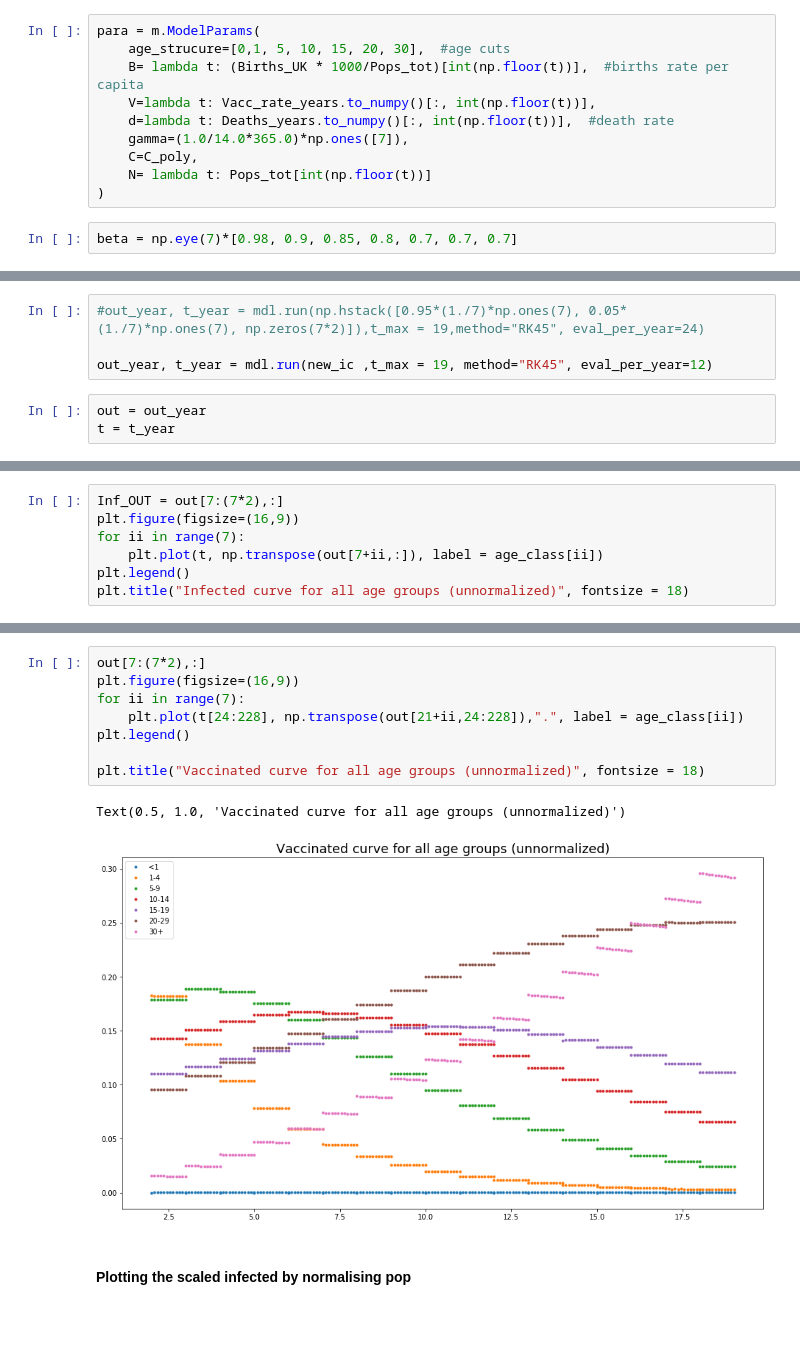
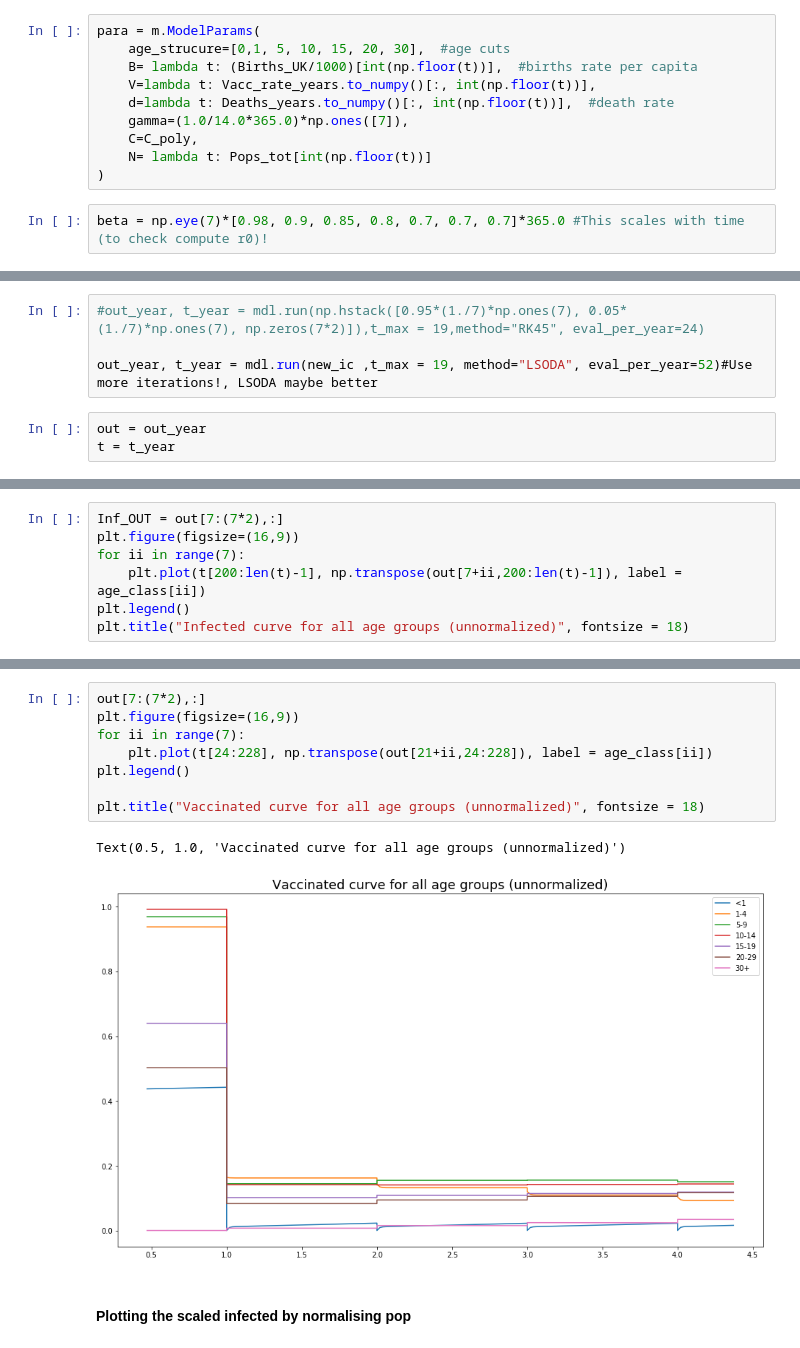
Before and after one commit to dhelekal/EpiRSG2020, a Jupyter notebook: model/Simulation_from_data.ipynb, the cells around one changed output, grey strips where cells are left out. Cells and saved outputs as stored; diff of their text form; blank space fills up the shorter version.

Commit message:
Fix time scalings,
Scale beta with time scale
Scale births per capita
Fix numeric algorithm and number of iterations

```diff
--- a/model/Simulation_from_data.ipynb
+++ b/model/Simulation_from_data.ipynb
@@ -131,7 +131,7 @@ Vacc_rate_years["2017"] = Vacc_rate_years["2018"]  = Vacc_rate_years["2016"]
 # %%
 para = m.ModelParams(
     age_strucure=[0,1, 5, 10, 15, 20, 30],  #age cuts
-    B= lambda t: (Births_UK * 1000/Pops_tot)[int(np.floor(t))],  #births rate per capita
+    B= lambda t: (Births_UK/1000)[int(np.floor(t))],  #births rate per capita
     V=lambda t: Vacc_rate_years.to_numpy()[:, int(np.floor(t))],
     d=lambda t: Deaths_years.to_numpy()[:, int(np.floor(t))],  #death rate
     gamma=(1.0/14.0*365.0)*np.ones([7]),
@@ -139,7 +139,7 @@ para = m.ModelParams(
     N= lambda t: Pops_tot[int(np.floor(t))]
 )
 # %%
-beta = np.eye(7)*[0.98, 0.9, 0.85, 0.8, 0.7, 0.7, 0.7]
+beta = np.eye(7)*[0.98, 0.9, 0.85, 0.8, 0.7, 0.7, 0.7]*365.0 #This scales with time (to check compute r0)!
 # %%
 mdl = m.SIRVModel(para, lambda t: beta)
 # %%
@@ -162,7 +162,7 @@ np.sum(new_ic, axis = 0)
 # %%
 #out_year, t_year = mdl.run(np.hstack([0.95*(1./7)*np.ones(7), 0.05*(1./7)*np.ones(7), np.zeros(7*2)]),t_max = 19,method="RK45", eval_per_year=24)
 
-out_year, t_year = mdl.run(new_ic ,t_max = 19, method="RK45", eval_per_year=12)
+out_year, t_year = mdl.run(new_ic ,t_max = 19, method="LSODA", eval_per_year=52)#Use more iterations!, LSODA maybe better
 # %%
 out = out_year
 t = t_year
@@ -174,7 +174,7 @@ out.shape
 Inf_OUT = out[7:(7*2),:]
 plt.figure(figsize=(16,9))
 for ii in range(7):
-    plt.plot(t, np.transpose(out[7+ii,:]), label = age_class[ii])
+    plt.plot(t[200:len(t)-1], np.transpose(out[7+ii,200:len(t)-1]), label = age_class[ii])
 plt.legend()
 plt.title("Infected curve for all age groups (unnormalized)", fontsize = 18)
 # %% [output]
@@ -183,14 +183,14 @@ Text(0.5, 1.0, 'Infected curve for all age groups (unnormalized)')
 # %%
 out[7:(7*2),:]
 plt.figure(figsize=(16,9))
 for ii in range(7):
-    plt.plot(t[24:228], np.transpose(out[21+ii,24:228]),".", label = age_class[ii])
+    plt.plot(t[24:228], np.transpose(out[21+ii,24:228]), label = age_class[ii])
 plt.legend()
 
 plt.title("Vaccinated curve for all age groups (unnormalized)", fontsize = 18)
 # %% [output]
 Text(0.5, 1.0, 'Vaccinated curve for all age groups (unnormalized)')
-[figure, old version]
+[figure, new version]
 # %% [markdown]
 #### Plotting the scaled infected by normalising pop
 # %%
```
Also changed, not shown: parts of 11 cells of this notebook.
